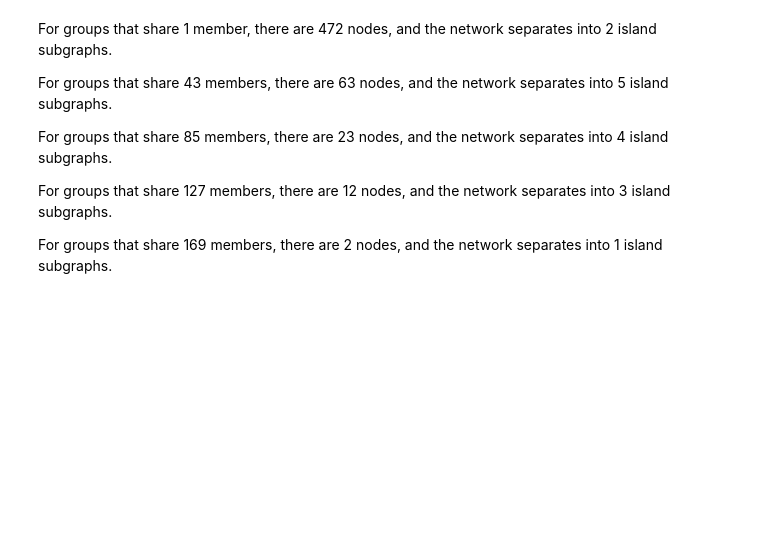
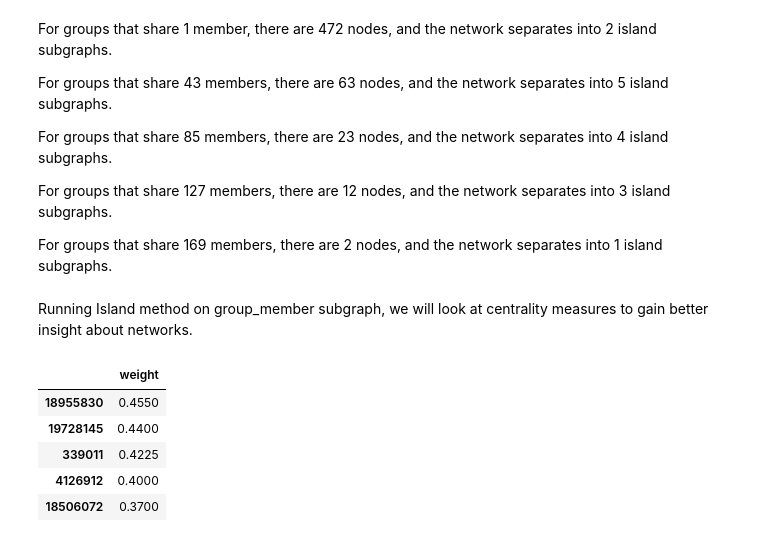
Before and after one commit to mharrisonbaker/DATA620, a Jupyter notebook: Project 2.ipynb, the cells around one changed output. Cells and saved outputs as stored; diff of their text form; code cells hidden in the pictures; blank space fills up the shorter version.

```diff
--- a/Project 2.ipynb
+++ b/Project 2.ipynb
@@ -243,3 +282,17 @@ For groups that share 85 members, there are 23 nodes, and the network separates
 For groups that share 127 members, there are 12 nodes, and the network separates into 3 island subgraphs.
 
 For groups that share 169 members, there are 2 nodes, and the network separates into 1 island subgraphs.
+# %% [markdown]
+Running Island method on group_member subgraph, we will look at centrality measures to gain better insight about networks.
+# %%
+# Degree centrality
+deg_cen = nx.degree_centrality(group_trim)
+df_degree = pd.DataFrame.from_dict(deg_cen,orient = 'index',columns = ['weight'])
+((df_degree.sort_values(by='weight',ascending = False))).head()
+# %% [output]
+|  | weight |
+| 18955830 | 0.4550 |
+| 19728145 | 0.4400 |
+| 339011 | 0.4225 |
+| 4126912 | 0.4000 |
+| 18506072 | 0.3700 |
```
Also changed, not shown: parts of 7 cells of this notebook.
